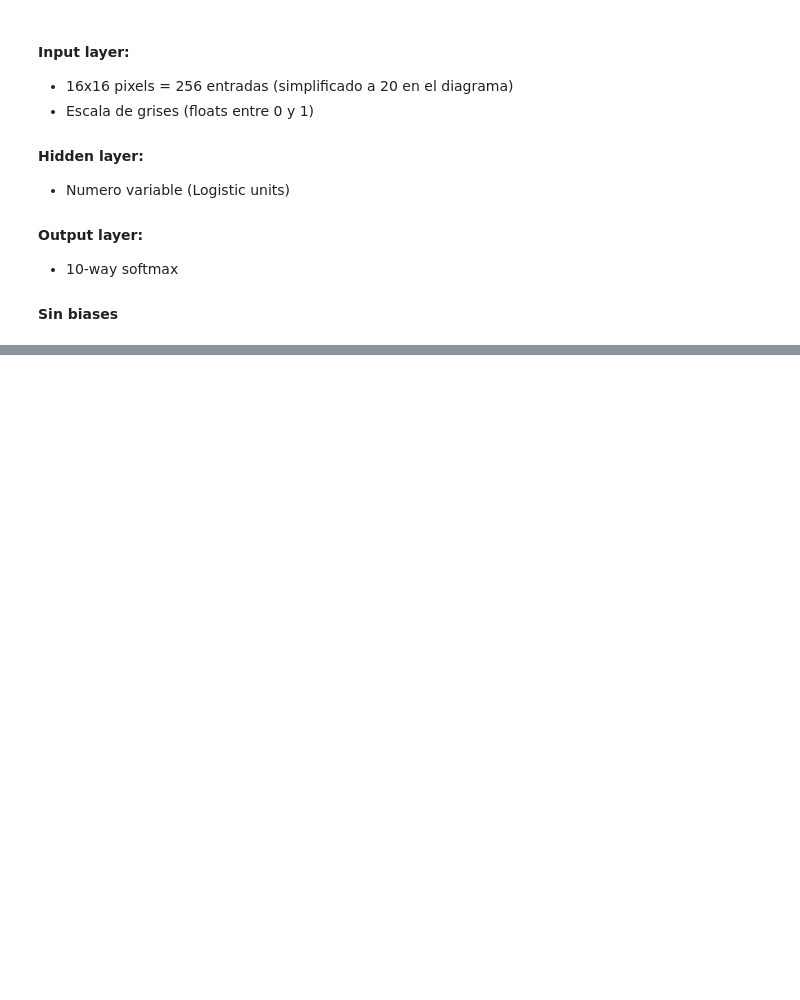
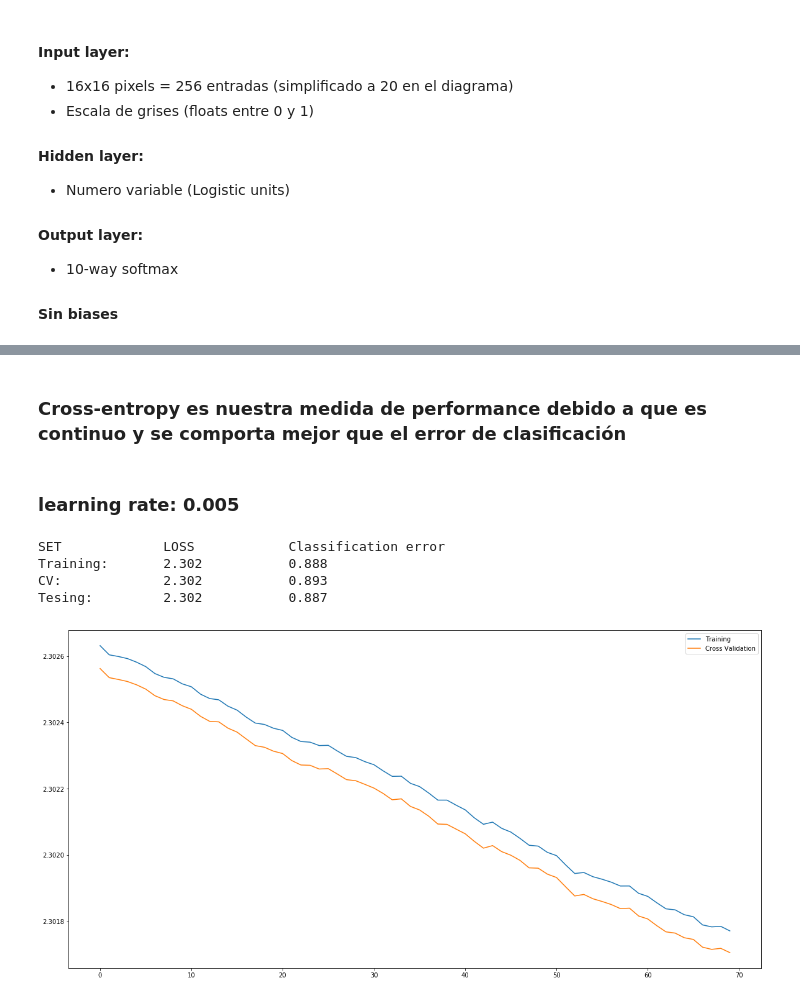
Before and after one commit to jganzabal/NN-Optimization-Generalization, a Jupyter notebook: Digit recognition.ipynb, the cells around one changed output, grey strips where cells are left out. Drawn from its saved outputs; the diff is of its cells as text; code cells hidden in the pictures; blank space fills up the shorter version.

```diff
--- a/Digit recognition.ipynb
+++ b/Digit recognition.ipynb
@@ -291,0 +309,12 @@ def run_trainig(wd_coefficient = 0, n_hid = 7, n_iters = 0, learning_rate = 0, m
+# %% [markdown]
+### Cross-entropy es nuestra medida de performance debido a que es continuo y se comporta mejor que el error de clasificación
+# %% [markdown]
+### learning rate: 0.005
+# %%
+model = run_trainig(learning_rate = 0.005,n_hid = N_hidden_units, n_iters = iterations, momentum_multiplier = 0, do_early_stopping = early_stop, mini_batch_size = mini_batch_size, debug = False)
+# %% [output]
+SET             LOSS            Classification error
+Training:       2.302           0.888
+CV:             2.302           0.893
+Tesing:         2.302           0.887
+[figure, added]
```
Also changed, not shown: parts of 33 cells of this notebook.
